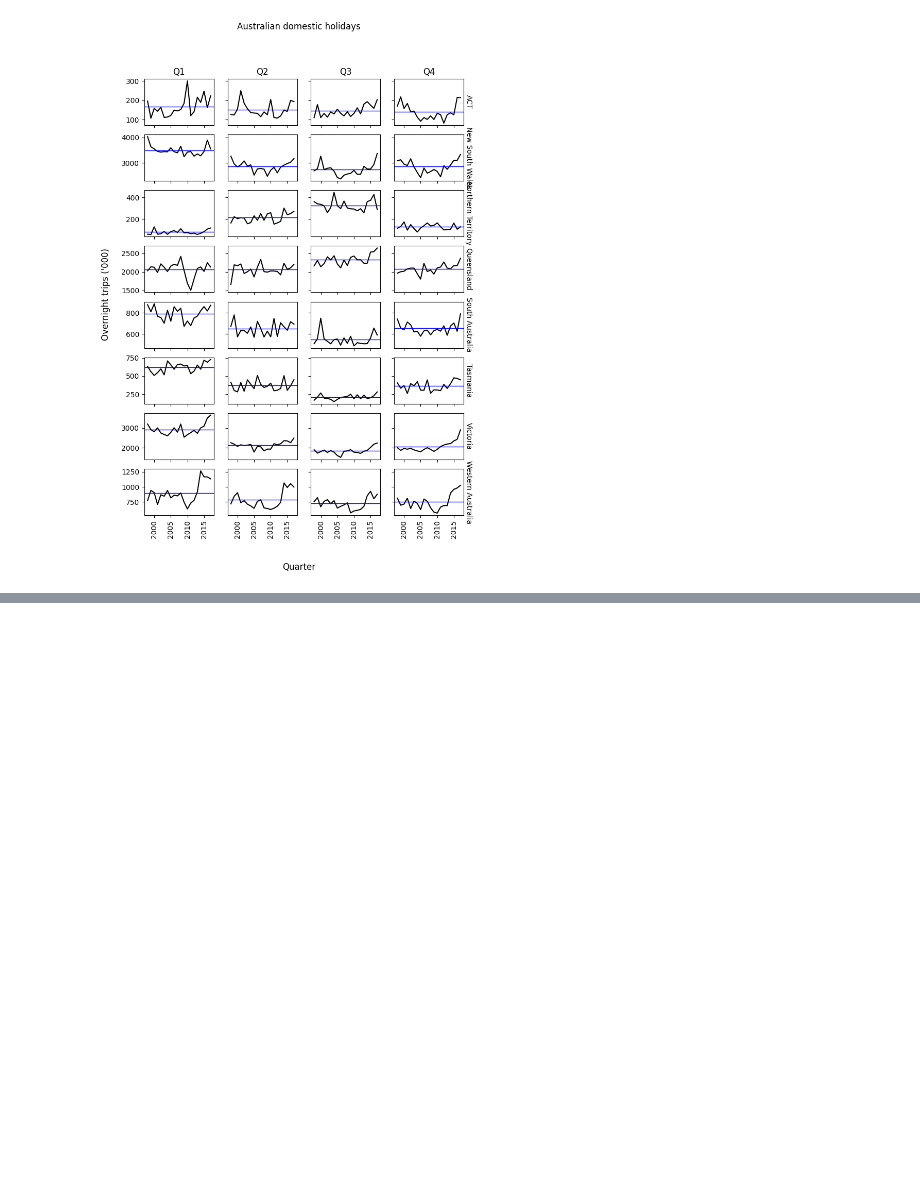
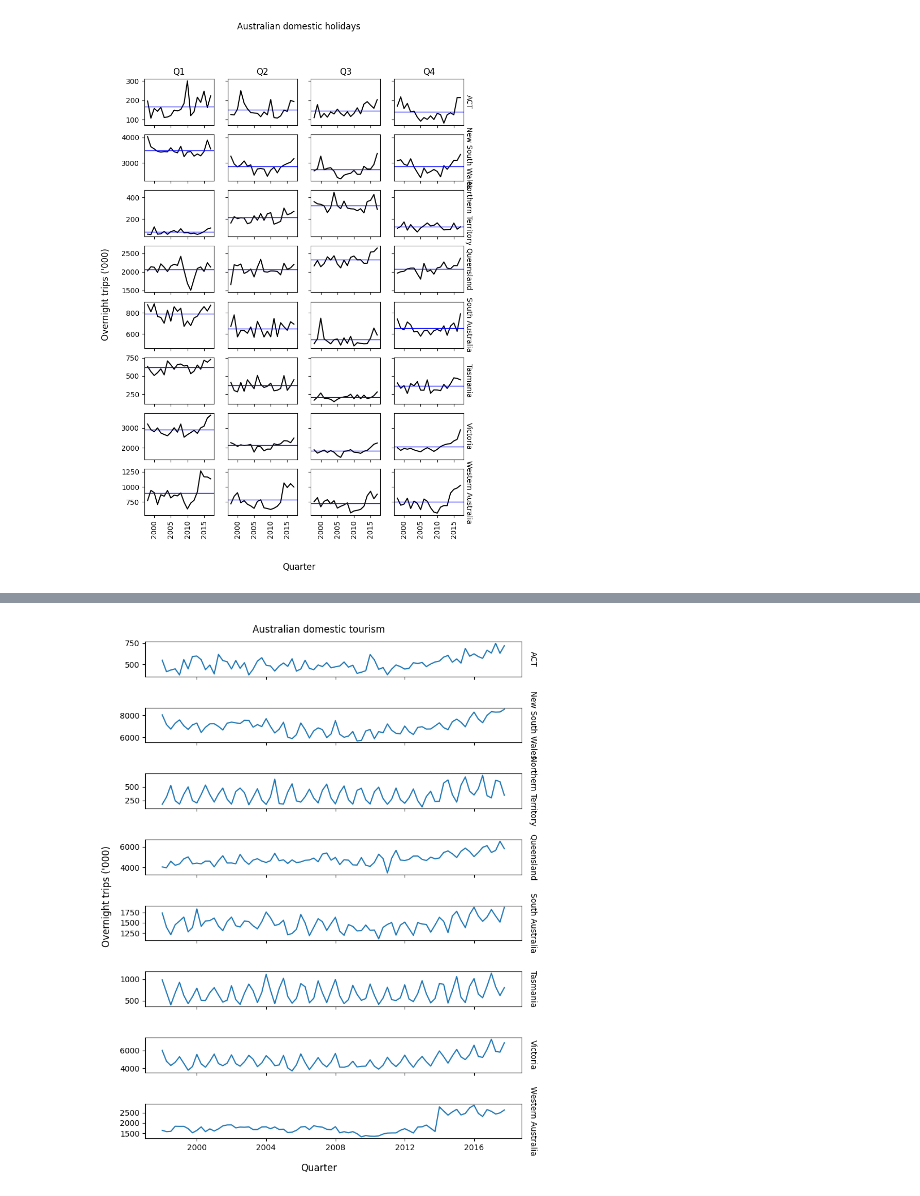
Before and after one commit to omeraytug/fpp3, a Jupyter notebook: code_alongs/02_time_series.ipynb, the cells around one changed output, grey strips where cells are left out. Saved outputs shown, nothing was run; the diff lists cells and outputs as text; code cells hidden in the pictures; blank space fills up the shorter version.

```diff
--- a/code_alongs/02_time_series.ipynb
+++ b/code_alongs/02_time_series.ipynb
@@ -346,0 +349,13 @@ fig.show()
+# %%
+tourism = tourism.rename(
+    columns={
+        "Quarter": "ds",
+        "Trips": "y"
+    }
+)
+
+tourism["ds"] = pd.to_datetime(
+    tourism["ds"].str.replace(" Q", "-Q"),
+)
+
+tourism
@@ -346,0 +376,41 @@ fig.show()
+# %%
+import matplotlib.pyplot as plt
+
+visitors = tourism.groupby(
+    ["State", "ds"],
+    as_index=False
+)["y"].sum()
+
+num_states = visitors["State"].nunique()
+
+fig, axes = plt.subplots(
+    num_states,
+    1,
+    sharex=True,
+    figsize=(8, 10)
+)
+
+for ax, (state, state_df) in zip(
+    axes,
+    visitors.groupby("State")
+):
+    ax.plot(state_df["ds"], state_df["y"])
+
+    ax.text(
+        1.02,
+        0.5,
+        state,
+        va="center",
+        ha="left",
+        rotation=270,
+        transform=ax.transAxes,
+    )
+
+fig.suptitle("Australian domestic tourism")
+fig.supxlabel("Quarter")
+fig.supylabel("Overnight trips ('000)")
+
+plt.tight_layout()
+plt.show()
+# %% [output]
+[figure, added]
```
Also changed, not shown: parts of 3 cells of this notebook.
